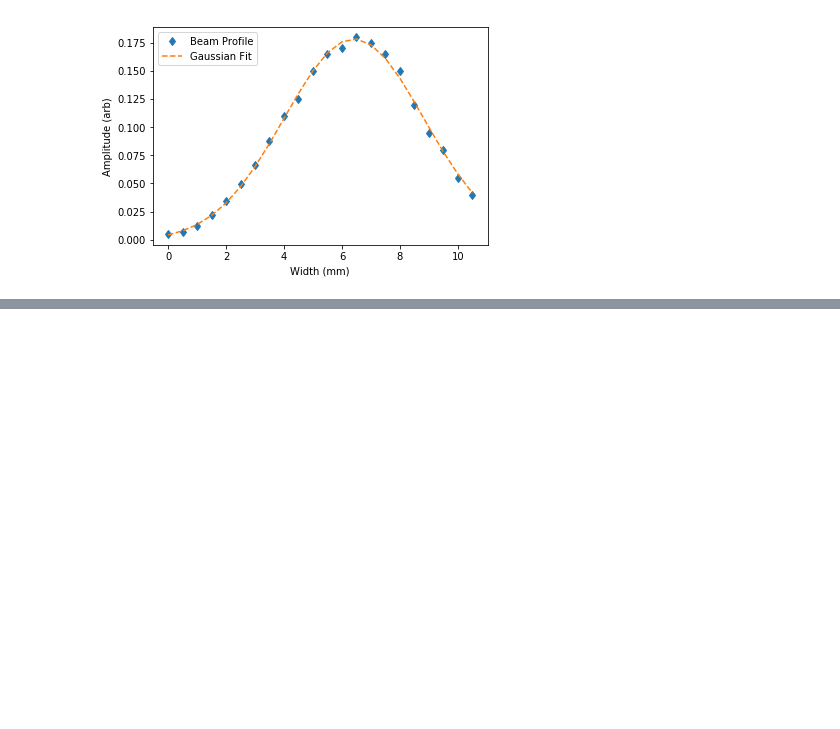
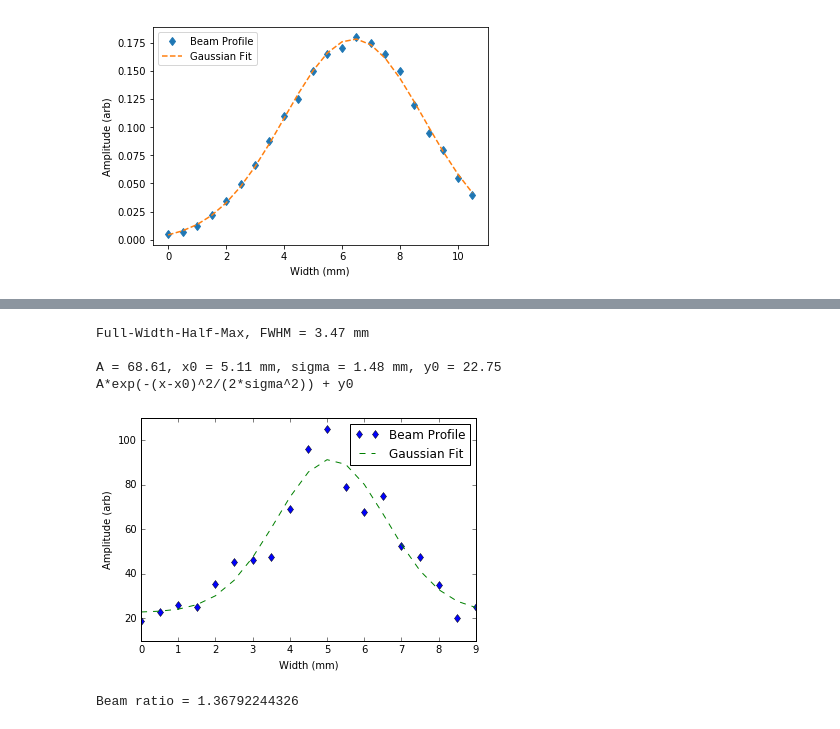
Before and after one commit to crhunt/Razorblade-Beam-Profile, a Jupyter notebook: Razorblade Beam Profile.ipynb, the cells around one changed output, grey strips where cells are left out. Drawn from its saved outputs; the diff is of its cells as text; code cells hidden in the pictures; blank space fills up the shorter version.

```diff
--- a/Razorblade Beam Profile.ipynb
+++ b/Razorblade Beam Profile.ipynb
@@ -81,0 +78,15 @@ A*exp(-(x-x0)^2/(2*sigma^2)) + y0
+# %%
+# 02/08/2018
+# Razor blade after THz/sampling B/S
+# Power meter located before THz pump entry to THz box; integrated power in mW
+ydata = np.array([58,77,104,129,154,200,245,292,340,430,532,640,690,775,840,880,935,950,975])
+xgauss, ygauss, yfit, coeff = getprofile(ydata,0.5)
+plotprofile(xgauss,ygauss,yfit)
+print('Beam ratio = %s' % str(coeff[2]/1.08))
+# %% [output]
+Full-Width-Half-Max, FWHM = 3.47 mm
+
+A = 68.61, x0 = 5.11 mm, sigma = 1.48 mm, y0 = 22.75
+A*exp(-(x-x0)^2/(2*sigma^2)) + y0
+[figure, added]
+Beam ratio = 1.36792244326
```
Also changed, not shown: parts of 39 cells of this notebook.
